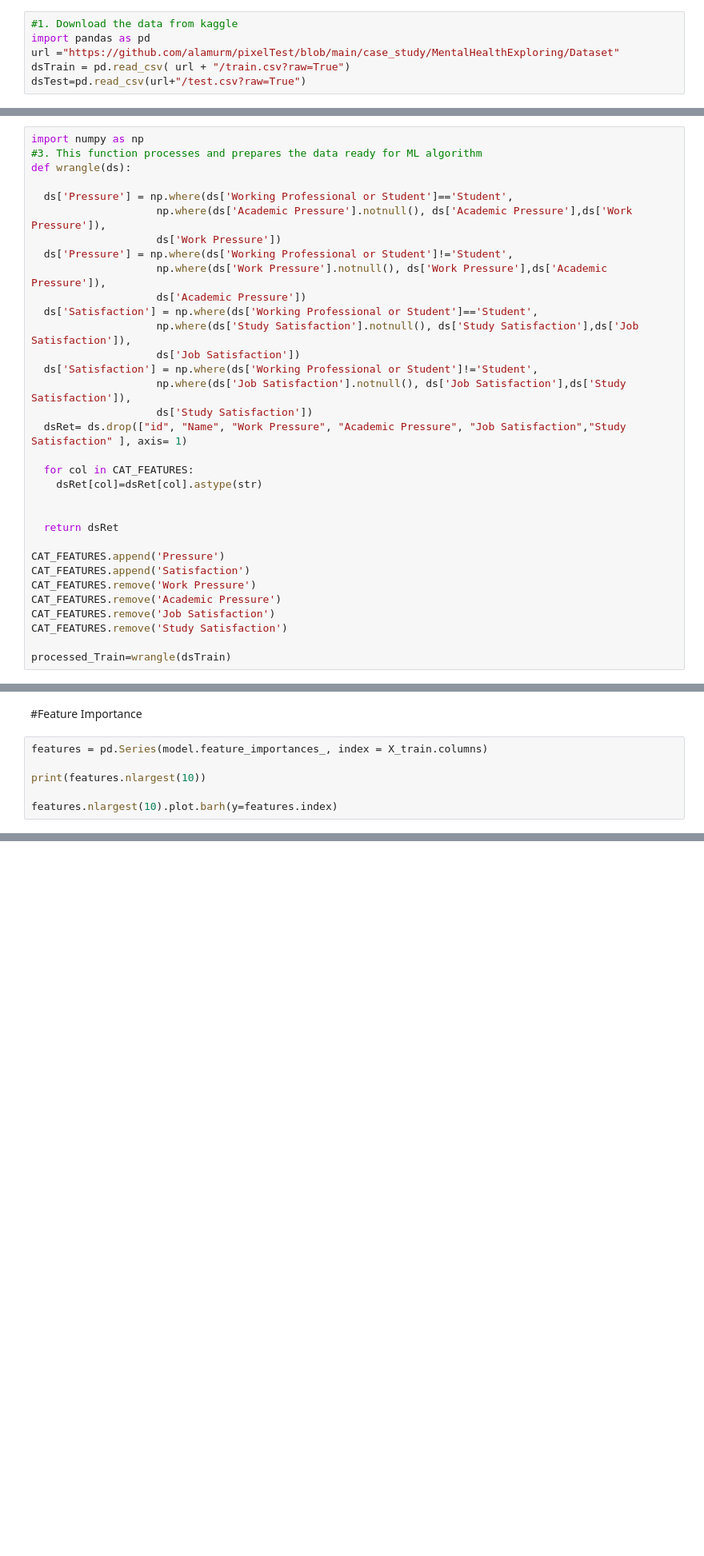
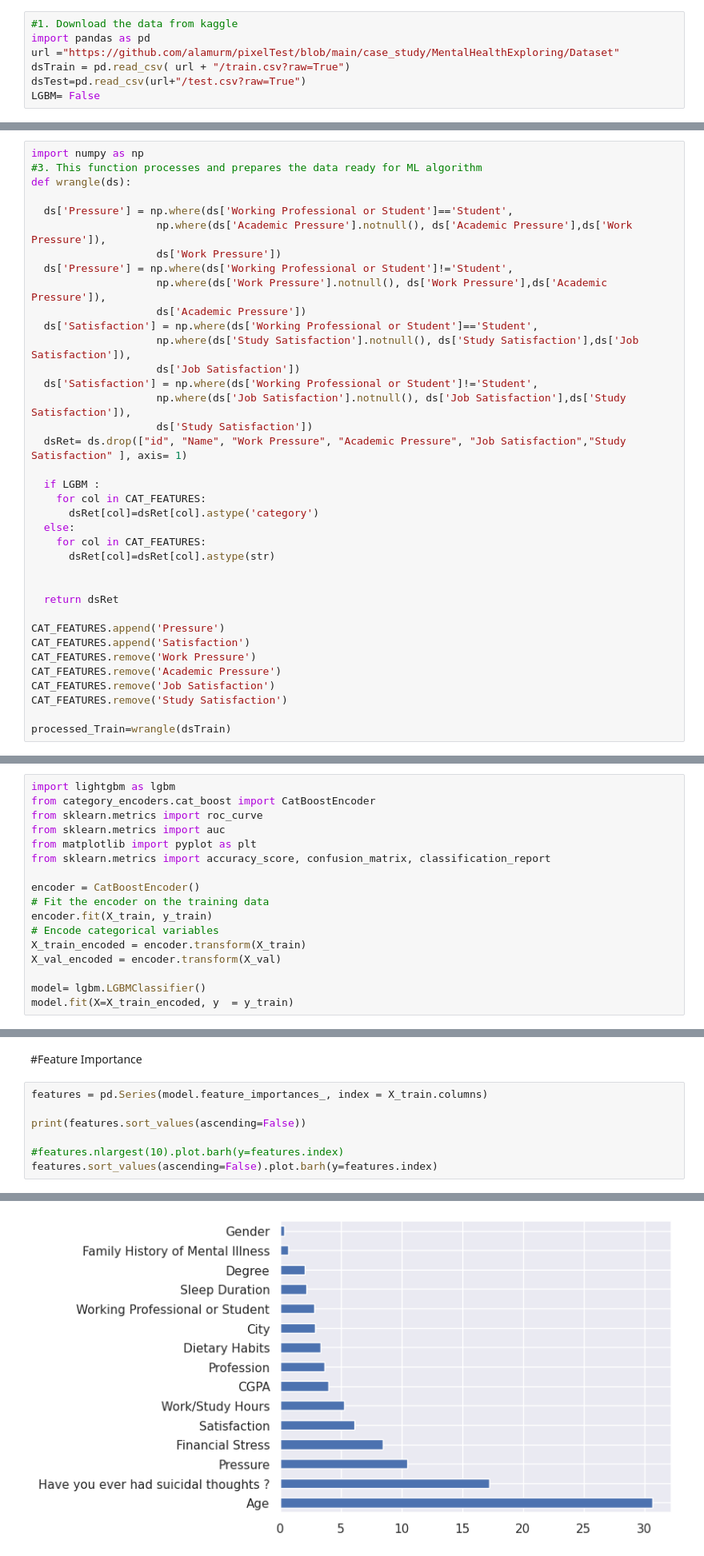
Before and after one commit to alamurm/pixelTest, a Jupyter notebook: case_study/MentalHealthExploring/MentalHealth_ML_PixelTest.ipynb, the cells around one changed output, grey strips where cells are left out. Shown at 80% size. Drawn from its saved outputs; the diff is of its cells as text; blank space fills up the shorter version.

Commit message:
LGBM implemented with catboost encoding

```diff
--- a/case_study/MentalHealthExploring/MentalHealth_ML_PixelTest.ipynb
+++ b/case_study/MentalHealthExploring/MentalHealth_ML_PixelTest.ipynb
@@ -32,6 +16,7 @@ import pandas as pd
 url ="https://github.com/alamurm/pixelTest/blob/main/case_study/MentalHealthExploring/Dataset"
 dsTrain = pd.read_csv( url + "/train.csv?raw=True")
 dsTest=pd.read_csv(url+"/test.csv?raw=True")
+LGBM= False
 # %% [markdown]
 #EDA - Exploratory Data Analysis
 
@@ -213,8 +214,12 @@ def wrangle(ds):
                     ds['Study Satisfaction'])
   dsRet= ds.drop(["id", "Name", "Work Pressure", "Academic Pressure", "Job Satisfaction","Study Satisfaction" ], axis= 1)
 
-  for col in CAT_FEATURES:
-    dsRet[col]=dsRet[col].astype(str)
+  if LGBM :
+    for col in CAT_FEATURES:
+      dsRet[col]=dsRet[col].astype('category')
+  else:
+    for col in CAT_FEATURES:
+      dsRet[col]=dsRet[col].astype(str)
 
 
   return dsRet
@@ -256,0 +264,17 @@ model.fit(trainingPool)
+# %%
+import lightgbm as lgbm
+from category_encoders.cat_boost import CatBoostEncoder
+from sklearn.metrics import roc_curve
+from sklearn.metrics import auc
+from matplotlib import pyplot as plt
+from sklearn.metrics import accuracy_score, confusion_matrix, classification_report
+
+encoder = CatBoostEncoder()
+# Fit the encoder on the training data
+encoder.fit(X_train, y_train)
+# Encode categorical variables
+X_train_encoded = encoder.transform(X_train)
+X_val_encoded = encoder.transform(X_val)
+
+model= lgbm.LGBMClassifier()
+model.fit(X=X_train_encoded, y  = y_train)
@@ -360,6 +463,8 @@ submission.to_csv('result.csv',index= False)
 # %%
 features = pd.Series(model.feature_importances_, index = X_train.columns)
 
-print(features.nlargest(10))
+print(features.sort_values(ascending=False))
 
-features.nlargest(10).plot.barh(y=features.index)
+#features.nlargest(10).plot.barh(y=features.index)
+features.sort_values(ascending=False).plot.barh(y=features.index)
+# %% [output]
@@ -365,0 +488 @@ features.nlargest(10).plot.barh(y=features.index)
+[figure, added]
```
Also changed, not shown: parts of 17 cells of this notebook, 3 other files.
